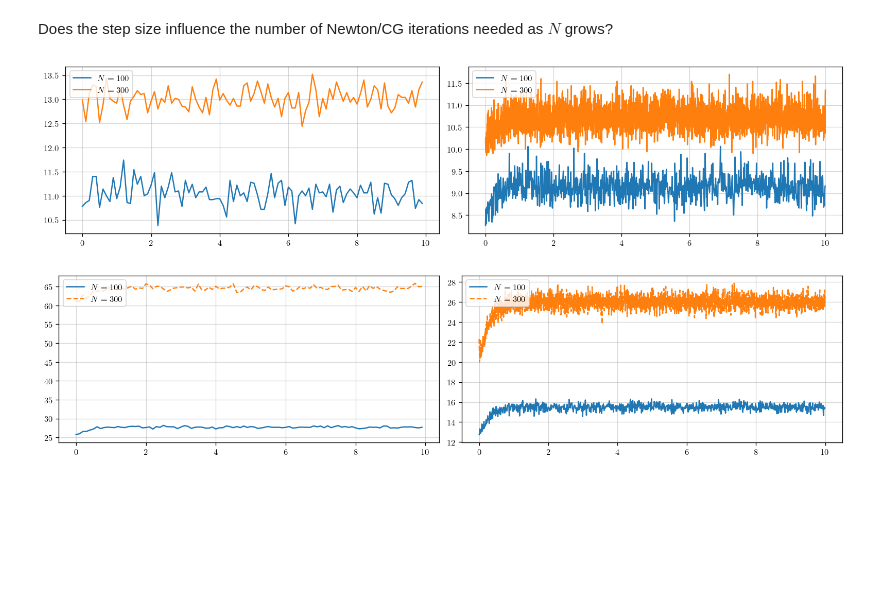
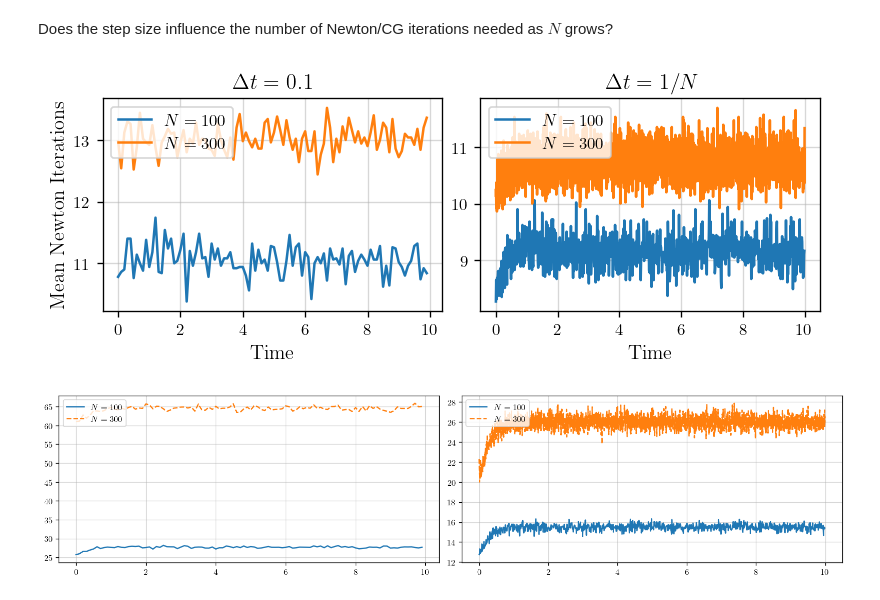
Before and after one commit to fredwdickinson/dissertation, a Jupyter notebook: code/notebooks/06_figures.ipynb, the cells around one changed output. Saved outputs shown, nothing was run; the diff lists cells and outputs as text; code cells hidden in the pictures; blank space fills up the shorter version.

Commit message:
better newton, imla crossings

```diff
--- a/code/notebooks/06_figures.ipynb
+++ b/code/notebooks/06_figures.ipynb
@@ -115,0 +113,22 @@ implicit_info_1c = simulate.analyse_trajectory(implicit_traj_1c, total_steps, **
+# %%
+fig, axes = plt.subplots(1, 2, figsize = (6.5, 2.5))
+ax1, ax2 = axes
+
+dt = 0.1; step_times_O1 = [step*dt for step in range(int(T/dt))]
+dt = 1/100; step_times_N100 = [step*dt for step in range(int(T/dt))]
+dt = 1/300; step_times_N300 = [step*dt for step in range(int(T/dt))]
+
+ax1.plot(step_times_O1, implicit_info_1a["mean_cg_iters"].mean(axis = 1), label = r"$N = 100$", lw = 1.5)
+ax1.plot(step_times_O1, implicit_info_2a["mean_cg_iters"].mean(axis = 1), label = r"$N = 300$", lw = 1.5, linestyle = "--")
+ax2.plot(step_times_N100, implicit_info_1c["mean_cg_iters"].mean(axis = 1), label = r"$N = 100$", lw = 1.5)
+ax2.plot(step_times_N300, implicit_info_2c["mean_cg_iters"].mean(axis = 1), label = r"$N = 300$", lw = 1.5)
+
+ax1.set_ylabel("Mean CG Iterations")
+ax1.set_title(r"$\Delta t = 0.1$")
+ax2.set_title(r"$\Delta t = 1/N$")
+
+for ax in axes:
+    ax.legend(loc = "lower right")
+    ax.set_xlabel("Time")
+
+plt.show()
@@ -198,22 +239,29 @@ Does the step size influence the number of Newton/CG iterations needed as $N$ gr
 # %%
 dt = 0.1; step_times_O1 = [step*dt for step in range(int(T/dt))]
 dt = 1/100; step_times_N100 = [step*dt for step in range(int(T/dt))]
 dt = 1/300; step_times_N300 = [step*dt for step in range(int(T/dt))]
 
-fig, axes = plt.subplots(1, 2, figsize = (13, 3))
+fig, axes = plt.subplots(1, 2, figsize = (6.5, 2.5))
 ax1, ax2 = axes
 
 ax1.plot(step_times_O1, implicit_info_1a["newton_iters"].mean(axis = 1), label = r"$N = 100$", lw = 1.5)
 ax1.plot(step_times_O1, implicit_info_2a["newton_iters"].mean(axis = 1), label = r"$N = 300$", lw = 1.5)
 ax2.plot(step_times_N100, implicit_info_1c["newton_iters"].mean(axis = 1), label = r"$N = 100$", lw = 1.5)
 ax2.plot(step_times_N300, implicit_info_2c["newton_iters"].mean(axis = 1), label = r"$N = 300$", lw = 1.5)
 
 for ax in axes:
     ax.legend(loc = "upper left")
+    ax.set_xlabel("Time")
 
+ax1.set_ylabel("Mean Newton Iterations")
+ax1.set_title(r"$\Delta t = 0.1$")
+ax2.set_title(r"$\Delta t = 1/N$")
+
+
+plt.savefig("implicit-newton-iters.pdf", format = "pdf", dpi = 120)
 plt.show()
 # %% [output]
-[figure, old version]
+[figure, new version]
 # %%
 fig, axes = plt.subplots(1, 2, figsize = (13, 3))
 ax1, ax2 = axes
```
Also changed, not shown: parts of 9 cells of this notebook, 5 other files.
